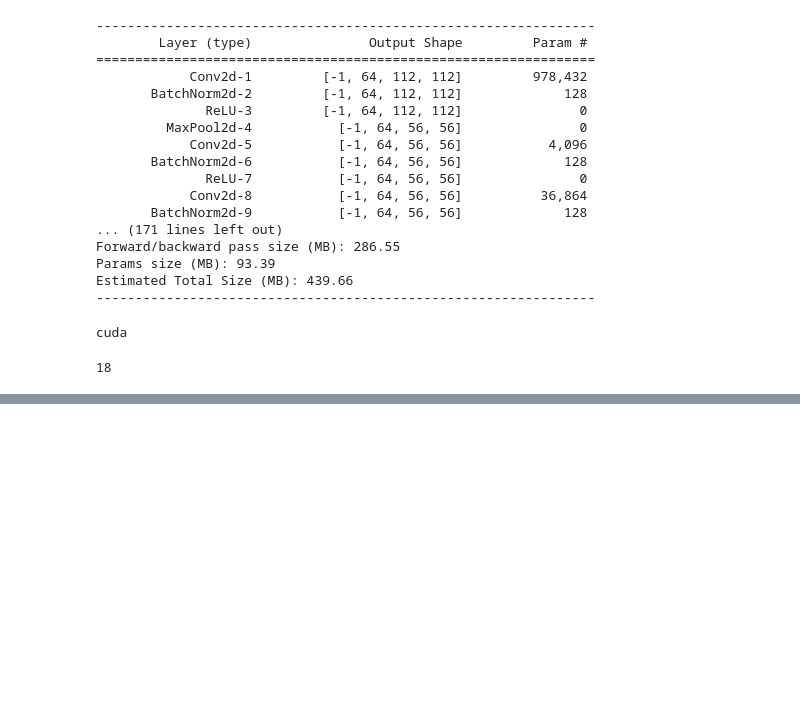
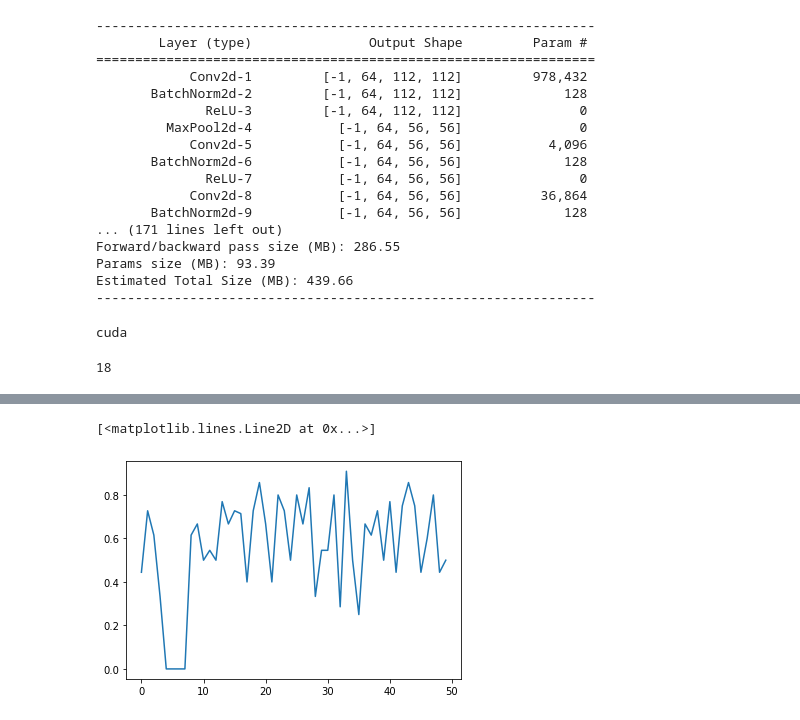
Before and after one commit to KZunT/Dacon, a Jupyter notebook: image_feature_extract_train.ipynb, the cells around one changed output, grey strips where cells are left out. Saved outputs shown, nothing was run; the diff lists cells and outputs as text; code cells hidden in the pictures; blank space fills up the shorter version.

```diff
--- a/image_feature_extract_train.ipynb
+++ b/image_feature_extract_train.ipynb
@@ -513,0 +539,5 @@ torch.Size([256, 96, 1, 1])
+# %%
+plt.plot(val_f1_history)
+# %% [output]
+[<matplotlib.lines.Line2D at 0x...>]
+[figure, added]
```
Also changed, not shown: parts of 18 cells of this notebook.
